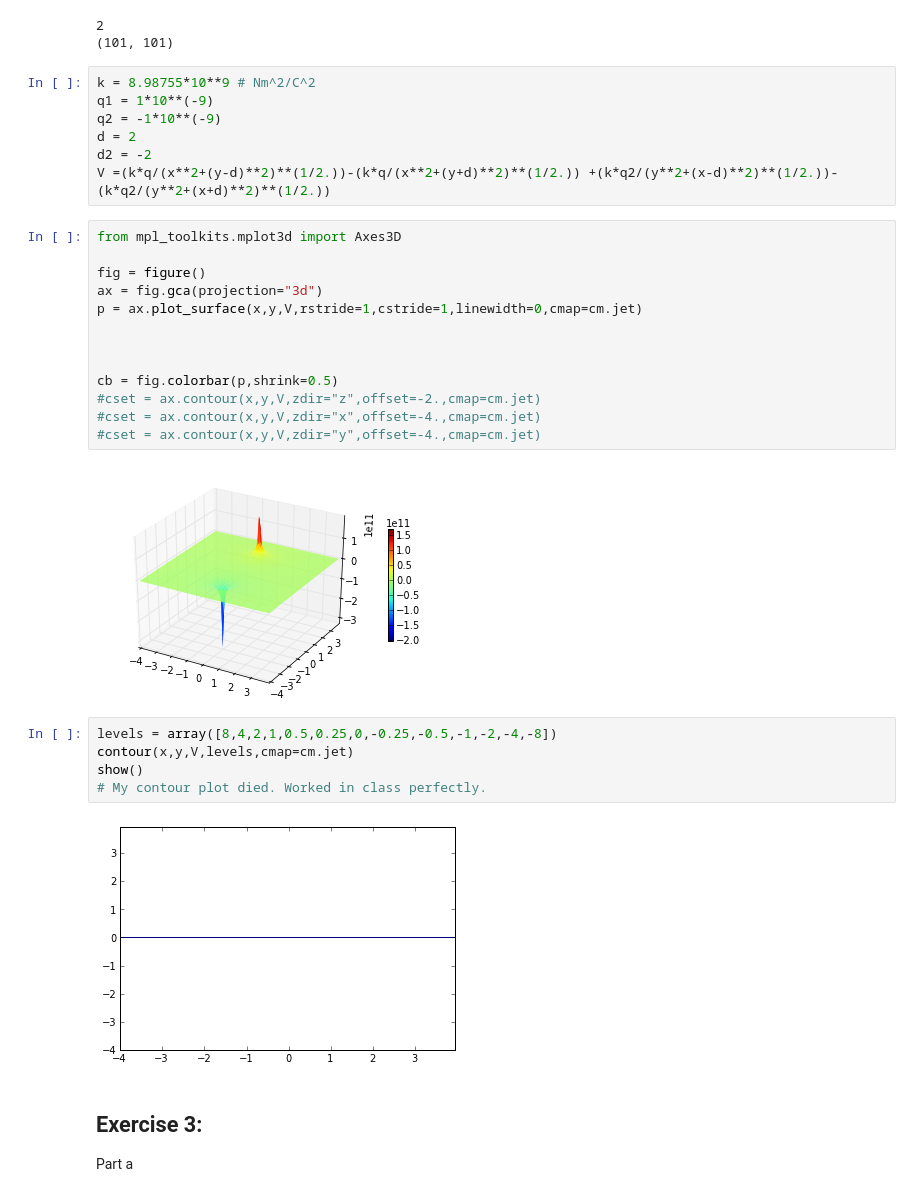
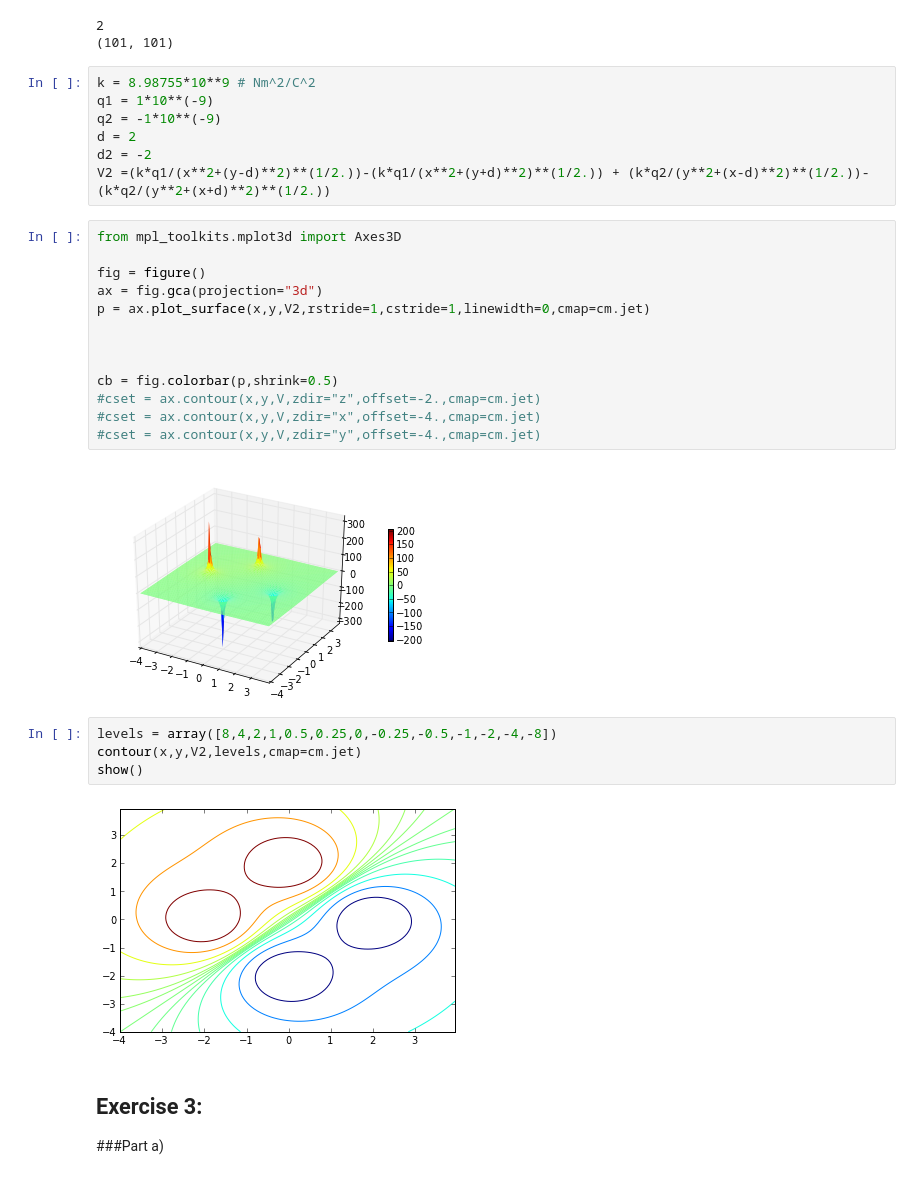
Before and after one commit to dcrose/PHYS202-S13, a Jupyter notebook: Week4/TuesdayNotesApril23.ipynb, the cells around one changed output. Drawn from its saved outputs; the diff is of its cells as text.

```diff
--- a/Week4/TuesdayNotesApril23.ipynb
+++ b/Week4/TuesdayNotesApril23.ipynb
@@ -86,30 +86,29 @@ q1 = 1*10**(-9)
 q2 = -1*10**(-9)
 d = 2
 d2 = -2
-V =(k*q/(x**2+(y-d)**2)**(1/2.))-(k*q/(x**2+(y+d)**2)**(1/2.)) +(k*q2/(y**2+(x-d)**2)**(1/2.))-(k*q2/(y**2+(x+d)**2)**(1/2.))
+V2 =(k*q1/(x**2+(y-d)**2)**(1/2.))-(k*q1/(x**2+(y+d)**2)**(1/2.)) + (k*q2/(y**2+(x-d)**2)**(1/2.))-(k*q2/(y**2+(x+d)**2)**(1/2.))
 # %%
 from mpl_toolkits.mplot3d import Axes3D
 
 fig = figure()
 ax = fig.gca(projection="3d")
-p = ax.plot_surface(x,y,V,rstride=1,cstride=1,linewidth=0,cmap=cm.jet)
+p = ax.plot_surface(x,y,V2,rstride=1,cstride=1,linewidth=0,cmap=cm.jet)
 
 
 
 cb = fig.colorbar(p,shrink=0.5)
 #cset = ax.contour(x,y,V,zdir="z",offset=-2.,cmap=cm.jet)
 #cset = ax.contour(x,y,V,zdir="x",offset=-4.,cmap=cm.jet)
 #cset = ax.contour(x,y,V,zdir="y",offset=-4.,cmap=cm.jet)
 # %% [output]
-[figure, old version]
+[figure, new version]
 # %%
 levels = array([8,4,2,1,0.5,0.25,0,-0.25,-0.5,-1,-2,-4,-8])
-contour(x,y,V,levels,cmap=cm.jet)
+contour(x,y,V2,levels,cmap=cm.jet)
 show()
-# My contour plot died. Worked in class perfectly.
 # %% [output]
-[figure, old version]
+[figure, new version]
 # %% [markdown]
 Exercise 3:
 -
-Part a
+###Part a)
```
Also changed, not shown: parts of 5 cells of this notebook.
